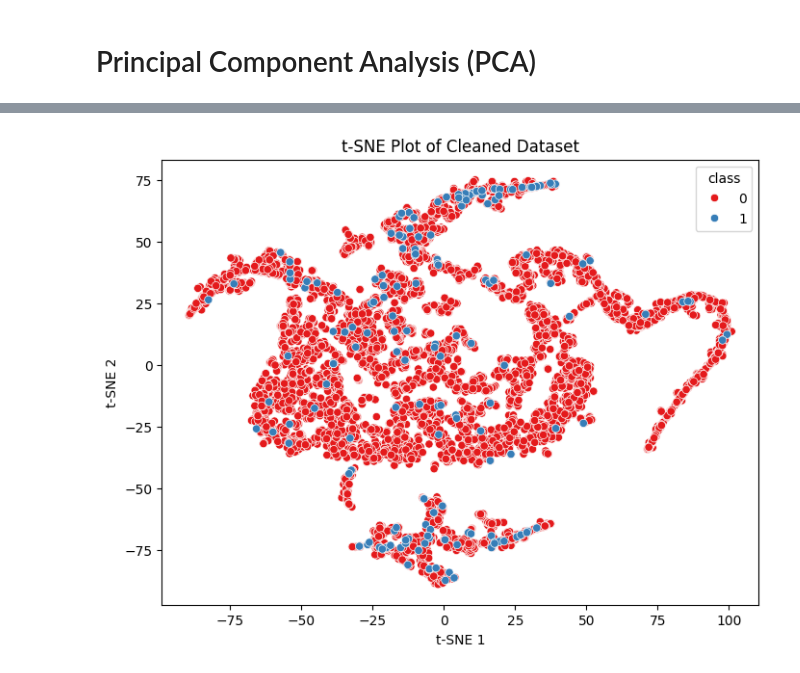
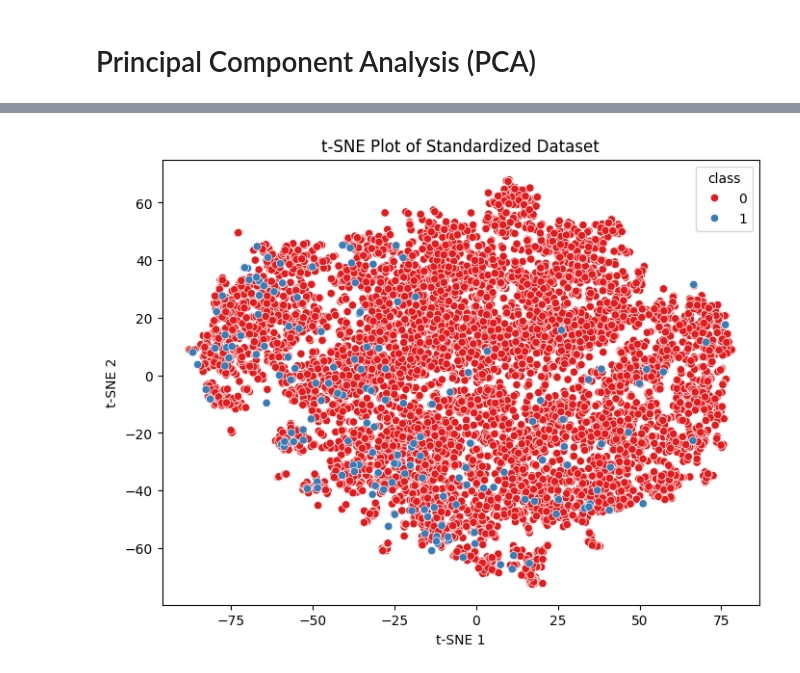
Before and after one commit to piotrdurniat/ml-l1-pcb, a Jupyter notebook: uczenie-maszynowe-lab-1.ipynb, the cells around one changed output, grey strips where cells are left out. Saved outputs shown, nothing was run; the diff lists cells and outputs as text; code cells hidden in the pictures.

```diff
--- a/uczenie-maszynowe-lab-1.ipynb
+++ b/uczenie-maszynowe-lab-1.ipynb
@@ -544,10 +560,4 @@ plot_pca_2d(
 # %%
-from sklearn.manifold import TSNE
-import matplotlib.pyplot as plt
-import seaborn as sns
-import pandas as pd
-
-
 def plot_tsne(
     X: pd.DataFrame,
     y: pd.DataFrame,
@@ -590,12 +600,9 @@ def plot_tsne(
     plt.ylabel("t-SNE 2")
     plt.legend(title=target_column)
     plt.show()
-
-
-plot_tsne(
-    X_clean_no_outliers, y_clean_no_outliers, "class", "t-SNE Plot of Cleaned Dataset"
-)
-# %% [output]
-[figure, removed]
 # %%
-# plot_tsne(X, y, "class", "t-SNE Plot of Cleaned Dataset")
+plot_tsne(
+    X_standardized, y_clean_no_outliers, "class", "t-SNE Plot of Standardized Dataset"
+)
+# %% [output]
+[figure, added]
```
Also changed, not shown: parts of 10 cells of this notebook.
